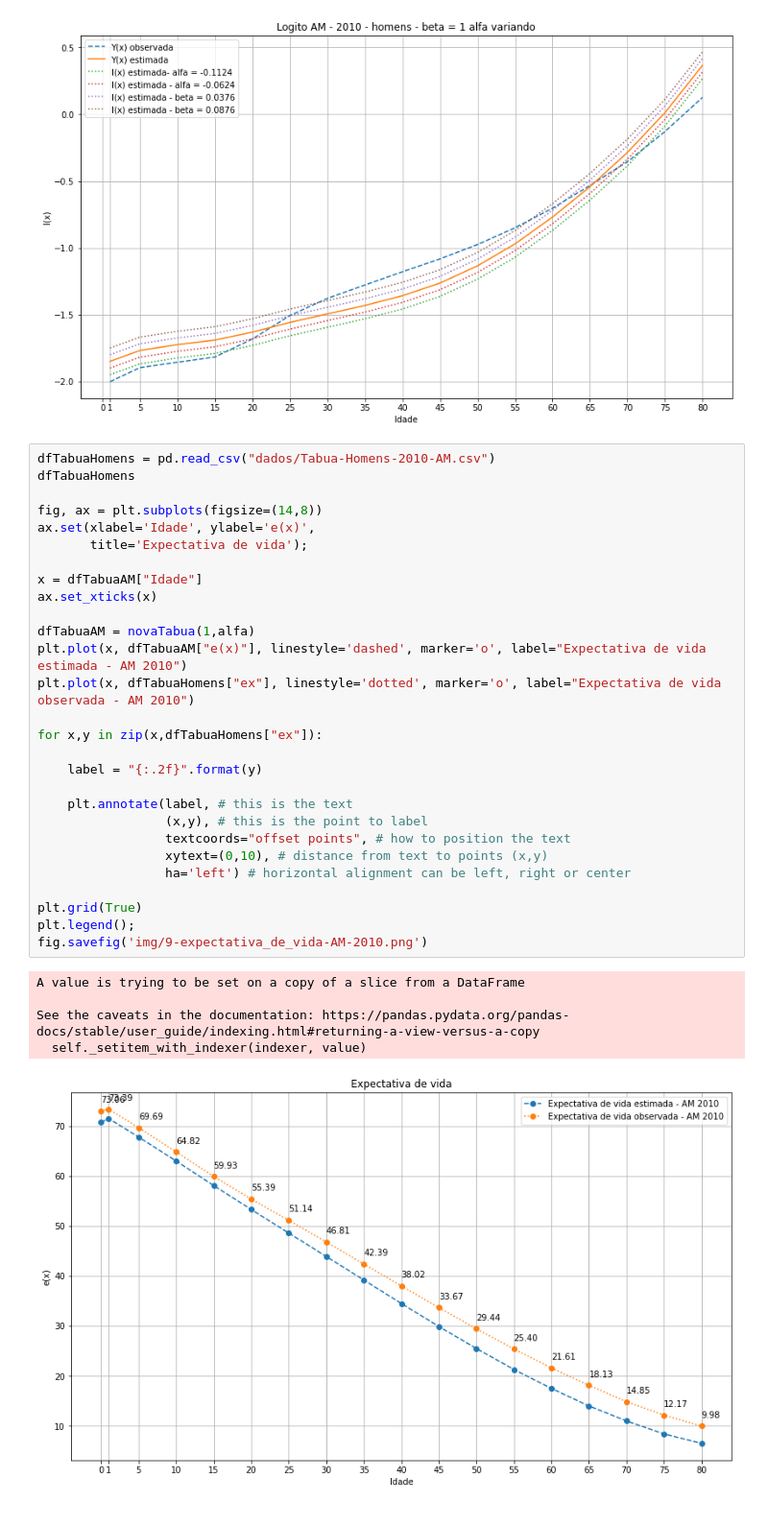
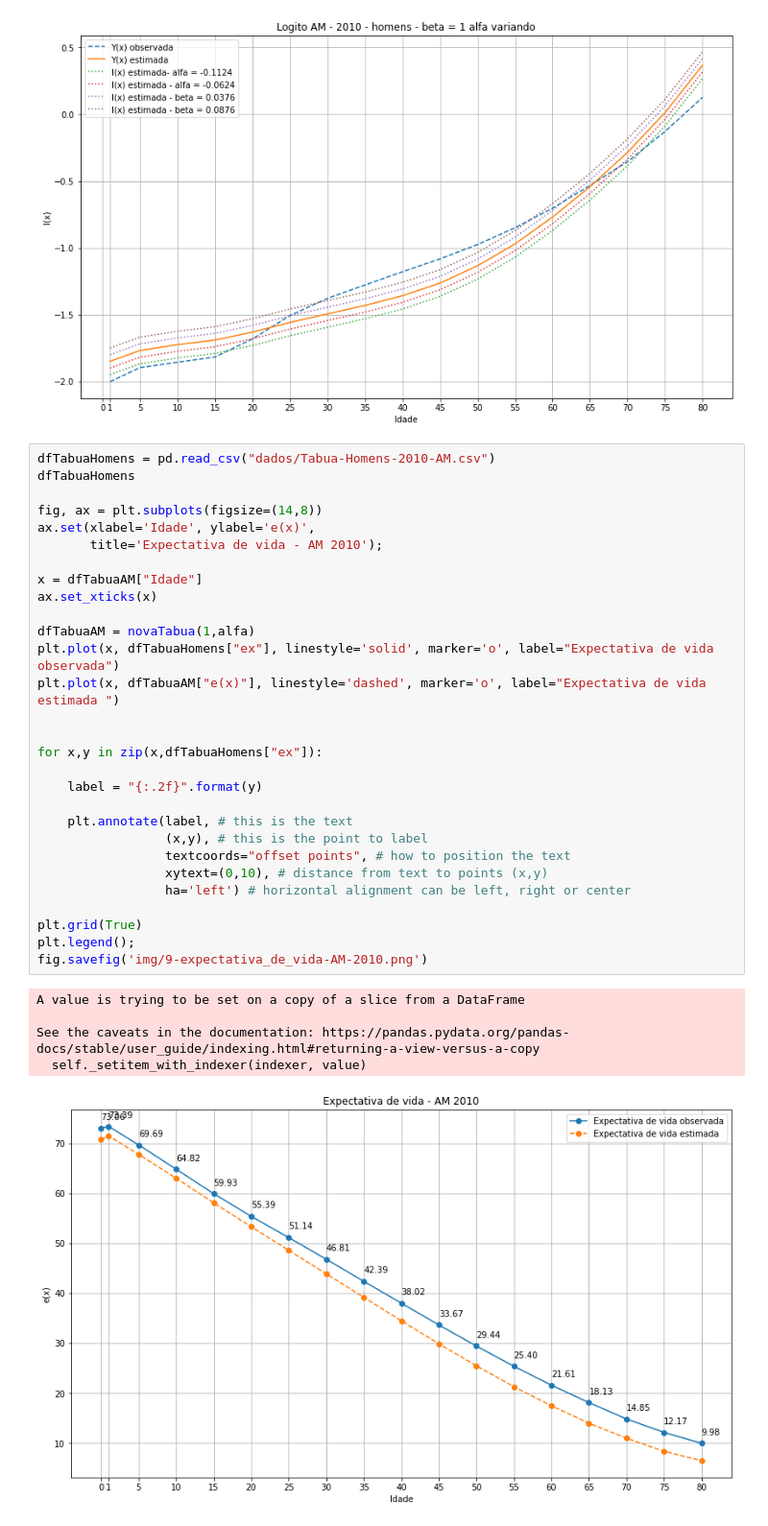
Before and after one commit to cbeluzo/DM003, a Jupyter notebook: Lab1/Lab1-04-Logito.ipynb, the cells around one changed output. Shown: that part at 96% size. Saved outputs shown, nothing was run; the diff lists cells and outputs as text.

```diff
--- a/Lab1/Lab1-04-Logito.ipynb
+++ b/Lab1/Lab1-04-Logito.ipynb
@@ -489,34 +489,35 @@ See the caveats in the documentation: https://pandas.pydata.org/pandas-docs/stab
 # %%
 dfTabuaHomens = pd.read_csv("dados/Tabua-Homens-2010-AM.csv")
 dfTabuaHomens
 
 fig, ax = plt.subplots(figsize=(14,8))
 ax.set(xlabel='Idade', ylabel='e(x)',
-       title='Expectativa de vida');
+       title='Expectativa de vida - AM 2010');
 
 x = dfTabuaAM["Idade"]
 ax.set_xticks(x)
 
 dfTabuaAM = novaTabua(1,alfa)
-plt.plot(x, dfTabuaAM["e(x)"], linestyle='dashed', marker='o', label="Expectativa de vida estimada - AM 2010")
-plt.plot(x, dfTabuaHomens["ex"], linestyle='dotted', marker='o', label="Expectativa de vida observada - AM 2010")
+plt.plot(x, dfTabuaHomens["ex"], linestyle='solid', marker='o', label="Expectativa de vida observada")
+plt.plot(x, dfTabuaAM["e(x)"], linestyle='dashed', marker='o', label="Expectativa de vida estimada ")
+
 
 for x,y in zip(x,dfTabuaHomens["ex"]):
 
     label = "{:.2f}".format(y)
 
     plt.annotate(label, # this is the text
                  (x,y), # this is the point to label
                  textcoords="offset points", # how to position the text
                  xytext=(0,10), # distance from text to points (x,y)
                  ha='left') # horizontal alignment can be left, right or center
 
 plt.grid(True)
 plt.legend();
 fig.savefig('img/9-expectativa_de_vida-AM-2010.png')
 # %% [output]
 A value is trying to be set on a copy of a slice from a DataFrame
 
 See the caveats in the documentation: https://pandas.pydata.org/pandas-docs/stable/user_guide/indexing.html#returning-a-view-versus-a-copy
   self._setitem_with_indexer(indexer, value)
-[figure, old version]
+[figure, new version]
```
Also changed, not shown: 1 other file.
